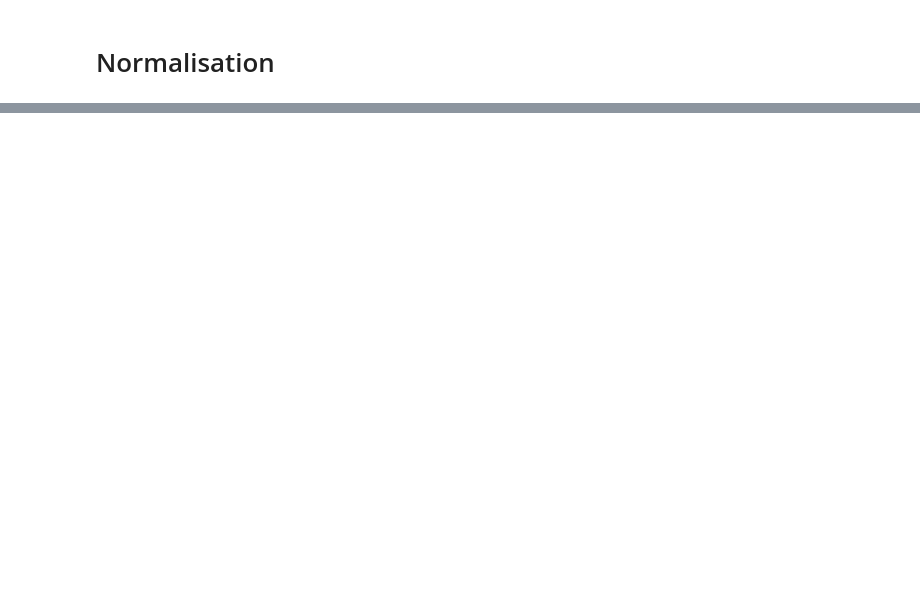
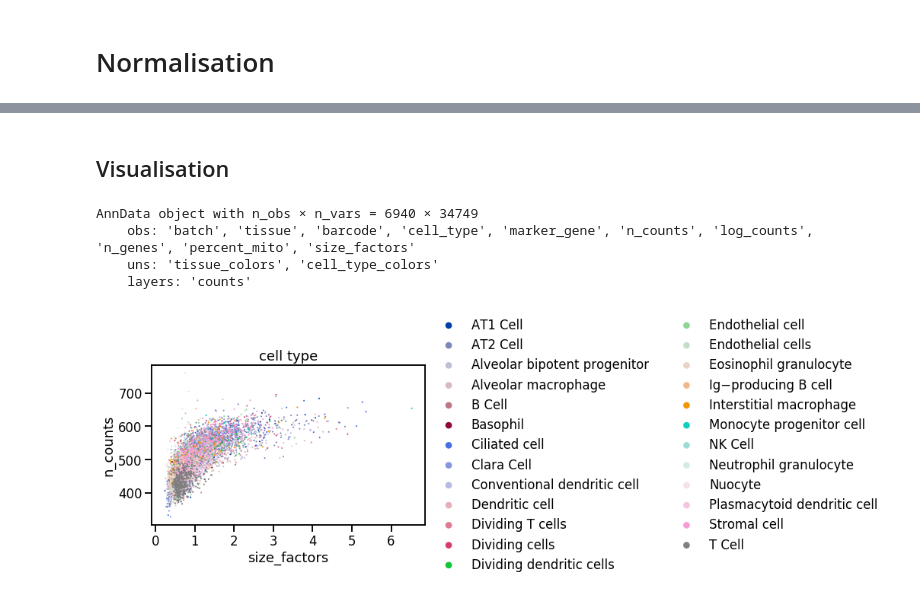
Before and after one commit to theislab/scib, a Jupyter notebook: notebooks/data_preprocessing/normalisation.ipynb, the cells around one changed output, grey strips where cells are left out. Drawn from its saved outputs; the diff is of its cells as text; code cells hidden in the pictures; blank space fills up the shorter version.

```diff
--- a/notebooks/data_preprocessing/normalisation.ipynb
+++ b/notebooks/data_preprocessing/normalisation.ipynb
@@ -1,2 +8,7 @@
+# %%
+#input_file = args.input_file
+#output_file = args.output_file
+input_file = "/storage/groups/ml01/workspace/group.daniela/MCA/Lung.h5ad"
+output_file = "/storage/groups/ml01/workspace/group.daniela/MCA/Lung_norm.h5ad"
 # %% [markdown]
 # Normalisation
@@ -14,4 +19,4 @@ normalized_file = "/storage/groups/ml01/workspace/group.daniela/MCA/Lung_norm.h5
 # %%
-adata = sc.read(unnormalized_file, cache=True)
+adata = sc.read(input_file, cache=True)
 # %%
 scIB.preprocessing.normalize(adata)
@@ -19,0 +43,2 @@ adata.write(normalized_file)
+# %% [markdown]
+## Visualisation
@@ -20,3 +48,12 @@ adata.write(normalized_file)
+# %%
+adata
+# %% [output]
+AnnData object with n_obs × n_vars = 6940 × 34749
+    obs: 'batch', 'tissue', 'barcode', 'cell_type', 'marker_gene', 'n_counts', 'log_counts', 'n_genes', 'percent_mito', 'size_factors'
+    uns: 'tissue_colors', 'cell_type_colors'
+    layers: 'counts'
 # %%
-sc.pl.scatter(adata, 'size_factors', 'n_counts', color='tissue')
+sc.pl.scatter(adata, 'size_factors', 'n_counts', color='cell_type')
+# %% [output]
+[figure, added]
 # %%
```
Also changed, not shown: parts of 10 cells of this notebook, 4 other files.
